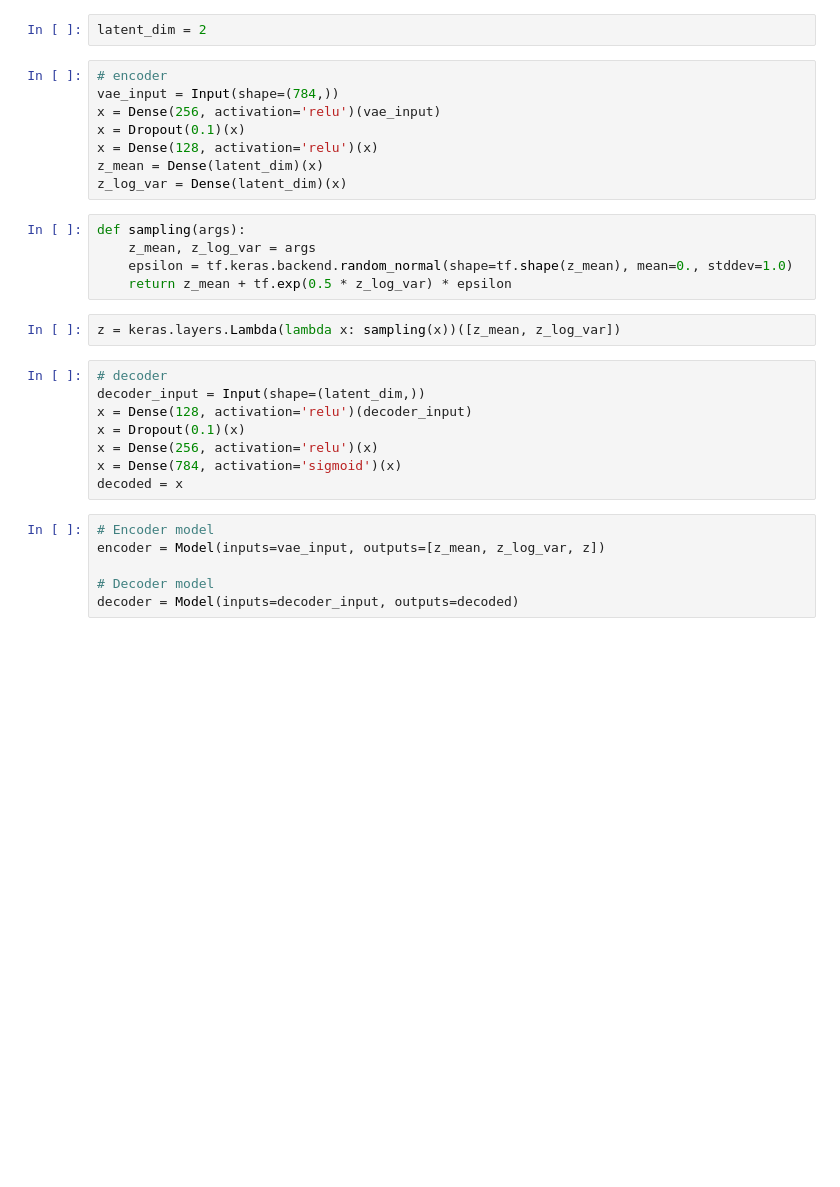
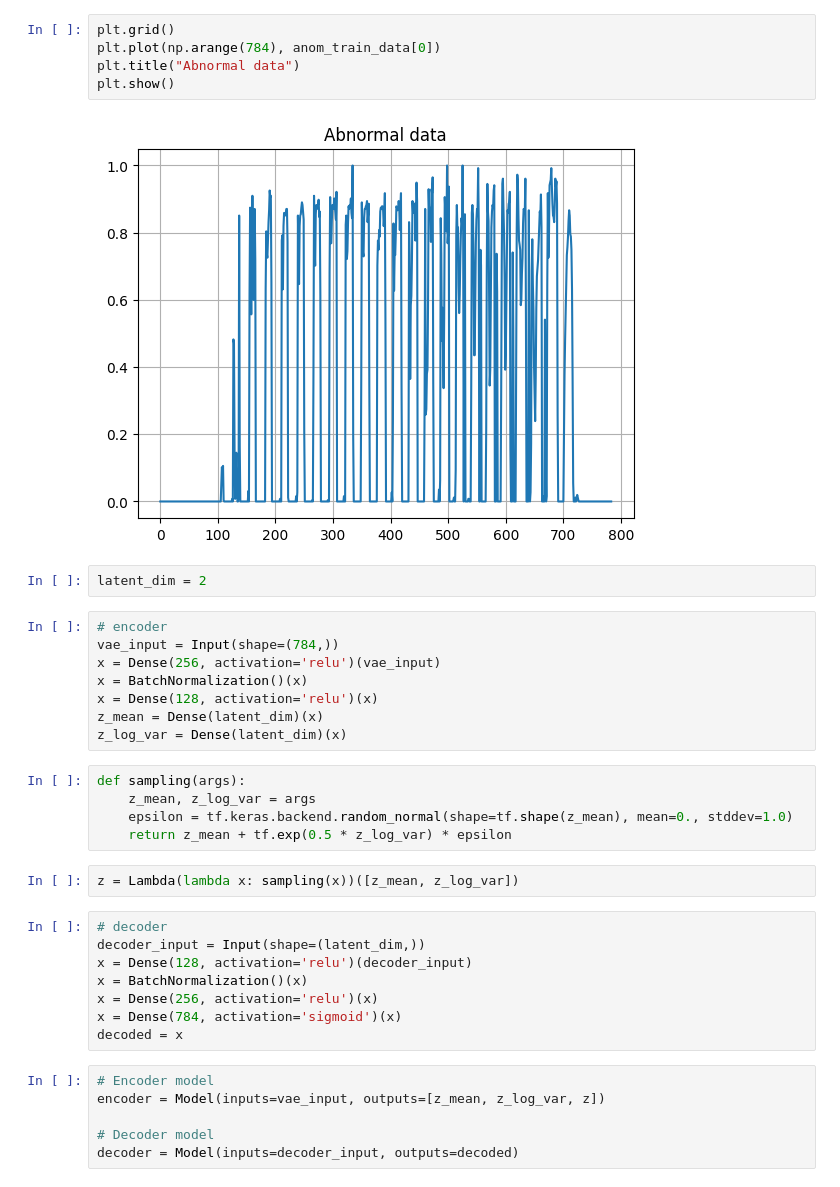
Before and after one commit to HeadBangZ/MasterThesis, a Jupyter notebook: mnist/vae/vae.ipynb, the cells around one changed output. Saved outputs shown, nothing was run; the diff lists cells and outputs as text; blank space fills up the shorter version.

```diff
--- a/mnist/vae/vae.ipynb
+++ b/mnist/vae/vae.ipynb
@@ -57,10 +44,17 @@ print(test_images.shape)
+# %%
+plt.grid()
+plt.plot(np.arange(784), anom_train_data[0])
+plt.title("Abnormal data")
+plt.show()
+# %% [output]
+[figure, added]
 # %%
 latent_dim = 2
 # %%
 # encoder
 vae_input = Input(shape=(784,))
 x = Dense(256, activation='relu')(vae_input)
-x = Dropout(0.1)(x)
+x = BatchNormalization()(x)
 x = Dense(128, activation='relu')(x)
 z_mean = Dense(latent_dim)(x)
 z_log_var = Dense(latent_dim)(x)
@@ -70,12 +64,12 @@ def sampling(args):
     epsilon = tf.keras.backend.random_normal(shape=tf.shape(z_mean), mean=0., stddev=1.0)
     return z_mean + tf.exp(0.5 * z_log_var) * epsilon
 # %%
-z = keras.layers.Lambda(lambda x: sampling(x))([z_mean, z_log_var])
+z = Lambda(lambda x: sampling(x))([z_mean, z_log_var])
 # %%
 # decoder
 decoder_input = Input(shape=(latent_dim,))
 x = Dense(128, activation='relu')(decoder_input)
-x = Dropout(0.1)(x)
+x = BatchNormalization()(x)
 x = Dense(256, activation='relu')(x)
 x = Dense(784, activation='sigmoid')(x)
 decoded = x
```
Also changed, not shown: parts of 52 cells of this notebook, 6 other files.
